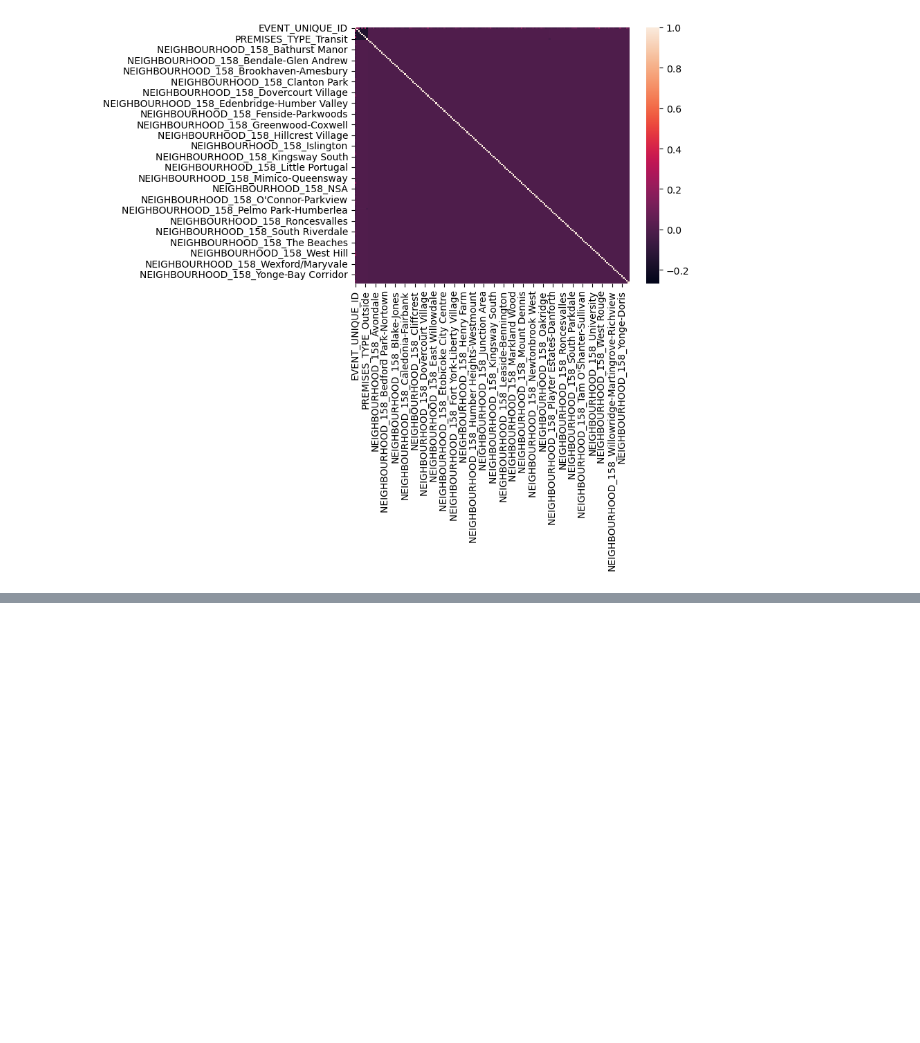
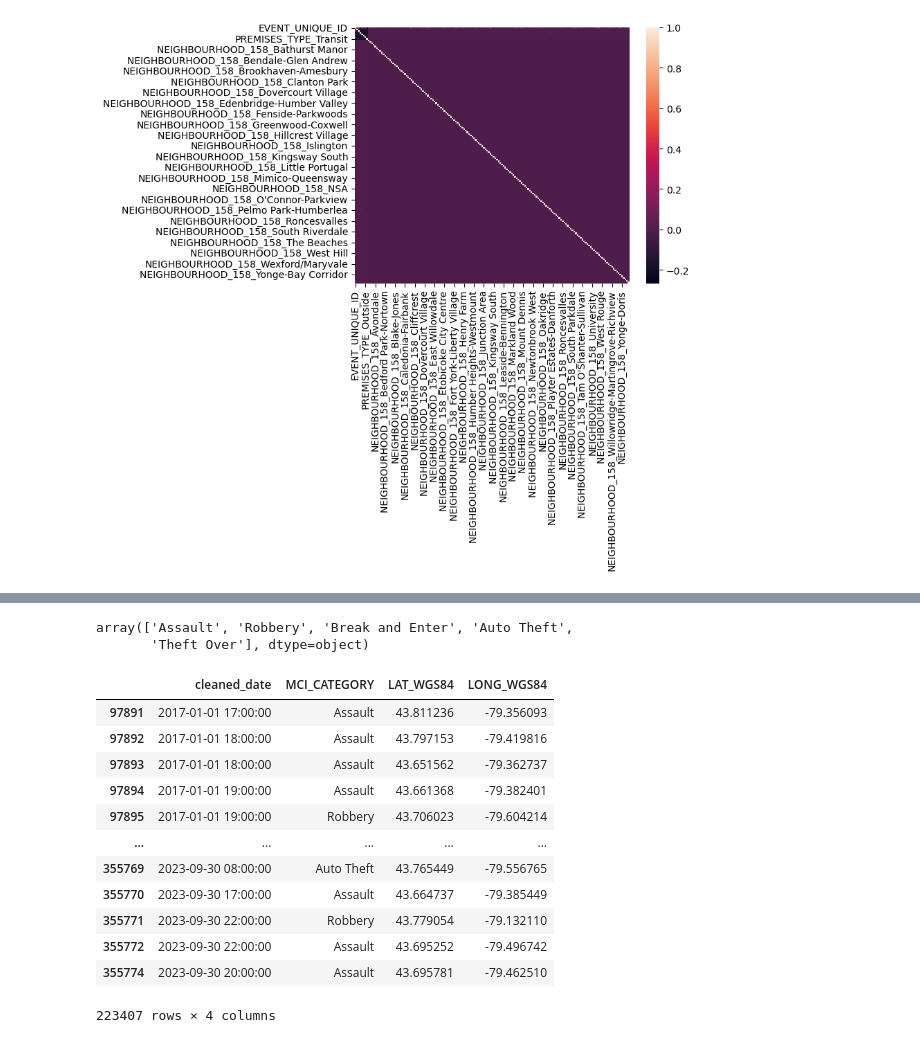
Before and after one commit to mart1428/SafeguardNavigator, a Jupyter notebook: EDA.ipynb, the cells around one changed output, grey strips where cells are left out. Saved outputs shown, nothing was run; the diff lists cells and outputs as text; code cells hidden in the pictures; blank space fills up the shorter version.

```diff
--- a/EDA.ipynb
+++ b/EDA.ipynb
@@ -136 +142,24 @@ df
+# %%
+df.MCI_CATEGORY.unique()
+# %% [output]
+array(['Assault', 'Robbery', 'Break and Enter', 'Auto Theft',
+       'Theft Over'], dtype=object)
+# %%
+temp_df = df[['cleaned_date',  'MCI_CATEGORY', 'LAT_WGS84', 'LONG_WGS84']]
+temp_df.set_index('cleaned_date')
+temp_df
+# %% [output]
+|  | cleaned_date | MCI_CATEGORY | LAT_WGS84 | LONG_WGS84 |
+| 97891 | 2017-01-01 17:00:00 | Assault | 43.811236 | -79.356093 |
+| 97892 | 2017-01-01 18:00:00 | Assault | 43.797153 | -79.419816 |
+| 97893 | 2017-01-01 18:00:00 | Assault | 43.651562 | -79.362737 |
+| 97894 | 2017-01-01 19:00:00 | Assault | 43.661368 | -79.382401 |
+| 97895 | 2017-01-01 19:00:00 | Robbery | 43.706023 | -79.604214 |
+| ... | ... | ... | ... | ... |
+| 355769 | 2023-09-30 08:00:00 | Auto Theft | 43.765449 | -79.556765 |
+| 355770 | 2023-09-30 17:00:00 | Assault | 43.664737 | -79.385449 |
+| 355771 | 2023-09-30 22:00:00 | Robbery | 43.779054 | -79.132110 |
+| 355772 | 2023-09-30 22:00:00 | Assault | 43.695252 | -79.496742 |
+| 355774 | 2023-09-30 20:00:00 | Assault | 43.695781 | -79.462510 |
+223407 rows × 4 columns
 # %%
```
Also changed, not shown: parts of 8 cells of this notebook.
